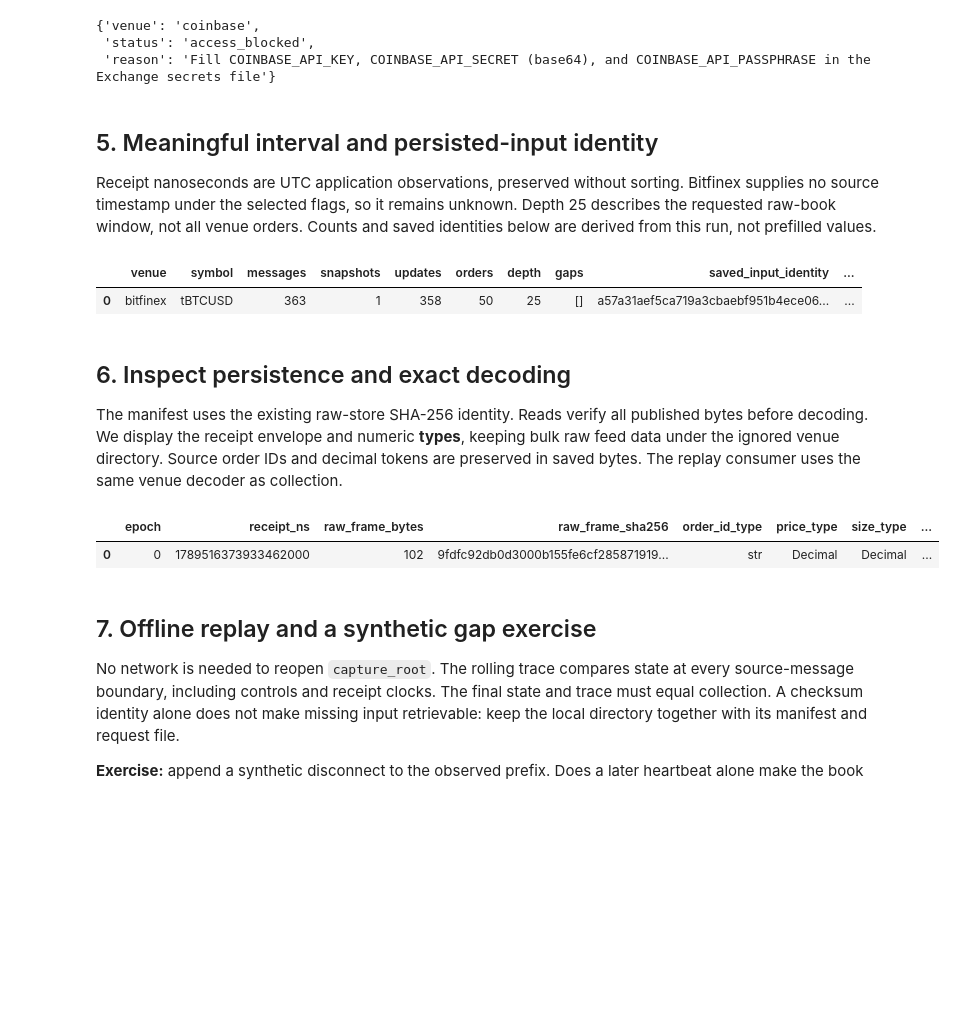
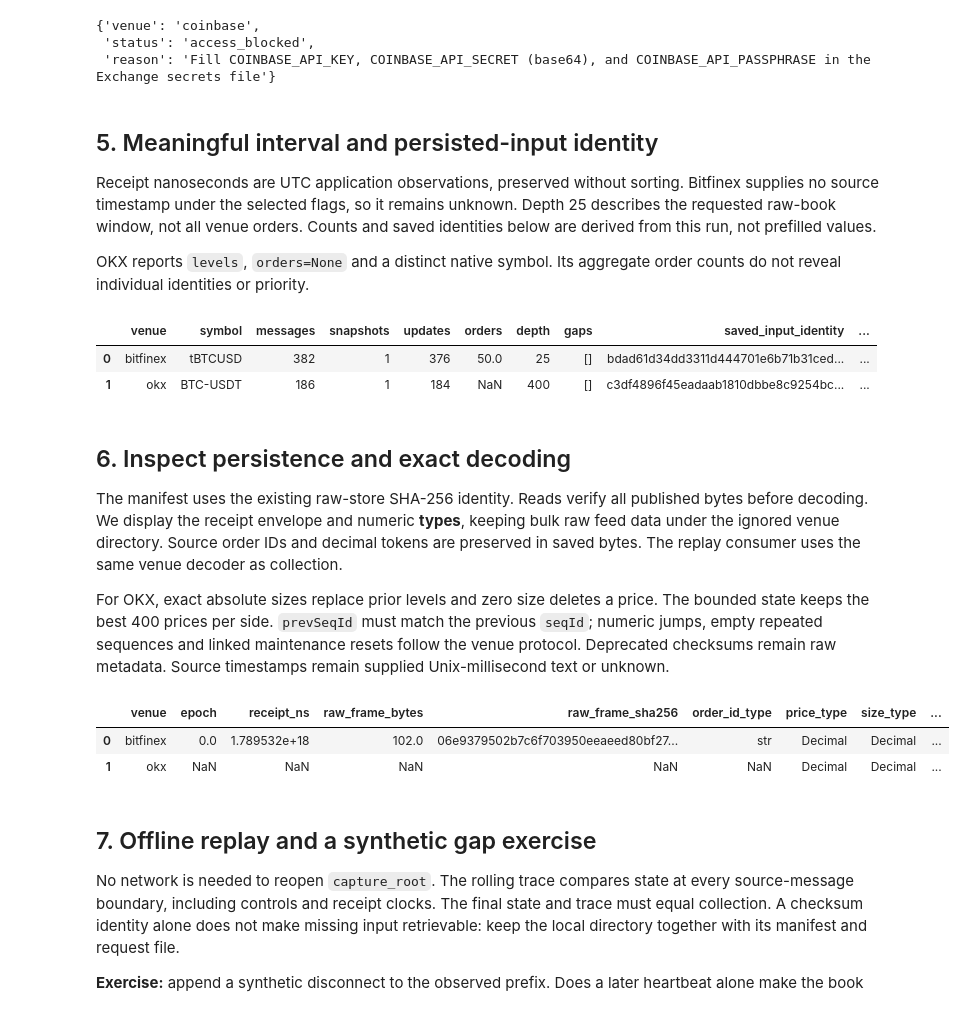
Before and after one commit to lixuanguang/alpha-research-lab-private, a Jupyter notebook: examples/market-data-capture.ipynb, the cells around one changed output. Saved outputs shown, nothing was run; the diff lists cells and outputs as text; code cells hidden in the pictures; blank space fills up the shorter version.

```diff
--- a/examples/market-data-capture.ipynb
+++ b/examples/market-data-capture.ipynb
@@ -35,6 +37,11 @@ from alpha_research.data.live.replay import CaptureReplay
 from alpha_research.data.live.transport import VenueTransport
 from alpha_research.data.venues.coinbase.auth import CoinbaseAccessError, CoinbaseCredentials
 from alpha_research.data.venues.coinbase.book import CoinbaseBook
+from alpha_research.data.venues.okx.book import OKXBook
+from alpha_research.data.venues.okx.history_config import OKXHistoryConfig
+from alpha_research.data.venues.okx.history_store import OKXArchiveStore
+from alpha_research.data.venues.okx.history_transport import OKXHistoryTransport
+from alpha_research.pipelines.acquisition import acquire_history
 from alpha_research.pipelines.live import InstalledIdentity, collect
 from alpha_research.serialization import DomainCodec
 
@@ -44,6 +51,9 @@ codec = DomainCodec()
 implementation = InstalledIdentity.sha256()
 bitfinex = CaptureConfig.read(root / "configs/live/bitfinex-btc-usd.json")
 coinbase = CaptureConfig.read(root / "configs/live/coinbase-btc-usd.json")
+okx = CaptureConfig.read(root / "configs/live/okx-btc-usdt.json")
+okx_history = OKXHistoryConfig.read(root / "configs/history/okx-btc-usdt.json")
+assert okx.instrument_id == okx_history.instrument_id
 pd.DataFrame([{"python": sys.version.split()[0], "package": alpha_research.__file__,
                "implementation_sha256": implementation,
                "lock_sha256": hashlib.sha256((root / "uv.lock").read_bytes()).hexdigest()}])
@@ -86,5 +101,9 @@ bitfinex_result = await collect(bitfinex, root / "data/bitfinex",
                                 implementation_identity=implementation)
 assert bitfinex_result["replay_parity"]
 assert bitfinex_result["synchronized"] and not bitfinex_result["gaps"], bitfinex_result
-bitfinex_result
+okx_result = await collect(okx, root / "data/okx/live", implementation_identity=implementation)
+assert okx_result["replay_parity"]
+assert okx_result["synchronized"] and not okx_result["gaps"], okx_result
+assert okx_result["orders"] is None and okx_result["representation"] == "L2"
+{"bitfinex": bitfinex_result, "okx": okx_result}
 # %% [output]
@@ -139,12 +158,16 @@ Receipt nanoseconds are UTC application observations, preserved without sorting.
 Bitfinex supplies no source timestamp under the selected flags, so it remains
 unknown. Depth 25 describes the requested raw-book window, not all venue orders.
 Counts and saved identities below are derived from this run, not prefilled values.
+
+OKX reports `levels`, `orders=None` and a distinct native symbol. Its aggregate order counts do not reveal individual identities or priority.
 # %%
-results = [bitfinex_result] + ([] if coinbase_result is None else [coinbase_result])
+results = [bitfinex_result, okx_result] + ([] if coinbase_result is None else [coinbase_result])
 rows = []
 for result in results:
     row = {name: result[name] for name in ("venue", "symbol", "messages", "snapshots", "updates",
                                           "orders", "depth", "gaps", "saved_input_identity")}
+    row["levels"] = result.get("levels")
+    row["representation"] = "L2" if result["venue"] == "okx" else "L3"
     for name in ("started_ns", "finished_ns"):
         row[name.replace("_ns", "_utc")] = (
             datetime(1970, 1, 1, tzinfo=UTC) + timedelta(microseconds=result[name] // 1000)
@@ -153,7 +176,8 @@ for result in results:
 pd.DataFrame(rows)
 # %% [output]
 |  | venue | symbol | messages | snapshots | updates | orders | depth | gaps | saved_input_identity | ... |
-| 0 | bitfinex | tBTCUSD | 363 | 1 | 358 | 50 | 25 | [] | a57a31aef5ca719a3cbaebf951b4ece06... | ... |
+| 0 | bitfinex | tBTCUSD | 382 | 1 | 376 | 50.0 | 25 | [] | bdad61d34dd3311d444701e6b71b31ced... | ... |
+| 1 | okx | BTC-USDT | 186 | 1 | 184 | NaN | 400 | [] | c3df4896f45eadaab1810dbbe8c9254bc... | ... |
 # %% [markdown]
 ## 6. Inspect persistence and exact decoding
 
@@ -162,23 +186,34 @@ published bytes before decoding. We display the receipt envelope and numeric
 **types**, keeping bulk raw feed data under the ignored venue directory. Source
 order IDs and decimal tokens are preserved in saved bytes. The replay consumer
 uses the same venue decoder as collection.
+
+For OKX, exact absolute sizes replace prior levels and zero size deletes a price. The bounded state keeps the best 400 prices per side. `prevSeqId` must match the previous `seqId`; numeric jumps, empty repeated sequences and linked maintenance resets follow the venue protocol. Deprecated checksums remain raw metadata. Source timestamps remain supplied Unix-millisecond text or unknown.
 # %%
 capture_root = Path(bitfinex_result["capture_directory"])
 request = codec.decode_json((capture_root / "request.json").read_bytes(), CaptureRequest)
 journal = CaptureJournal(capture_root, request)
 first_frame = next(record for record in journal.records() if record.kind == "frame")
 offline = CaptureReplay.read(capture_root)
 example_order = next(iter(offline.book.orders.values()))
-pd.DataFrame([{"epoch": first_frame.epoch, "receipt_ns": first_frame.received_ns,
-               "raw_frame_bytes": len(first_frame.raw),
-               "raw_frame_sha256": hashlib.sha256(first_frame.raw).hexdigest(),
-               "order_id_type": type(example_order.order_id).__name__,
-               "price_type": type(example_order.price).__name__,
-               "size_type": type(example_order.size).__name__,
-               "source_time": offline.book.source_time}])
+okx_root = Path(okx_result["capture_directory"])
+okx_offline = CaptureReplay.read(okx_root)
+assert isinstance(okx_offline.book, OKXBook)
+okx_price, okx_level = next(iter(okx_offline.book.bids.items()))
+pd.DataFrame([
+    {"venue": "bitfinex", "epoch": first_frame.epoch, "receipt_ns": first_frame.received_ns,
+     "raw_frame_bytes": len(first_frame.raw),
+     "raw_frame_sha256": hashlib.sha256(first_frame.raw).hexdigest(),
+     "order_id_type": type(example_order.order_id).__name__,
+     "price_type": type(example_order.price).__name__, "size_type": type(example_order.size).__name__,
+     "source_time": offline.book.source_time},
+    {"venue": "okx", "order_id_type": None, "price_type": type(okx_price).__name__,
+     "size_type": type(okx_level.size).__name__, "reported_orders_at_price": okx_level.order_count,
+     "source_time": okx_offline.book.source_time, "source_time_unit": "unix_milliseconds"},
+])
 # %% [output]
-|  | epoch | receipt_ns | raw_frame_bytes | raw_frame_sha256 | order_id_type | price_type | size_type | ... |
-| 0 | 0 | 1789516373933462000 | 102 | 9fdfc92db0d3000b155fe6cf285871919... | str | Decimal | Decimal | ... |
+|  | venue | epoch | receipt_ns | raw_frame_bytes | raw_frame_sha256 | order_id_type | price_type | size_type | ... |
+| 0 | bitfinex | 0.0 | 1.789532e+18 | 102.0 | 06e9379502b7c6f703950eeaeed80bf27... | str | Decimal | Decimal | ... |
+| 1 | okx | NaN | NaN | NaN | NaN | NaN | Decimal | Decimal | ... |
 # %% [markdown]
 ## 7. Offline replay and a synthetic gap exercise
 
```
Also changed, not shown: parts of 14 cells of this notebook, 8 other files.
